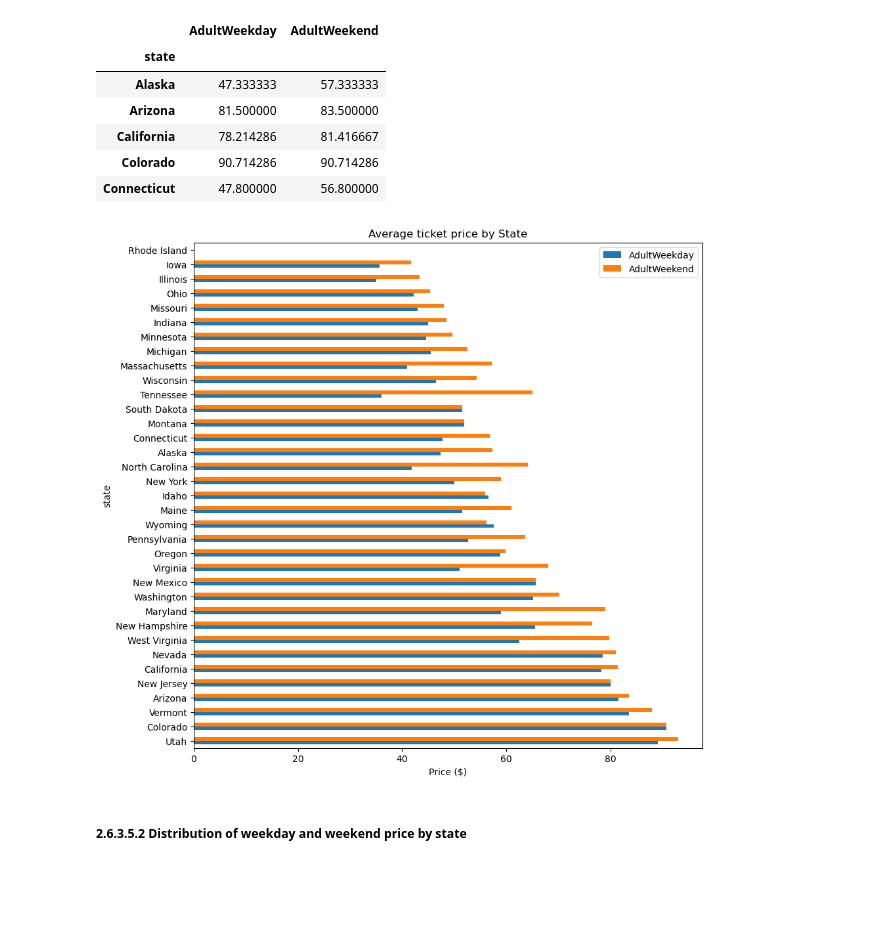
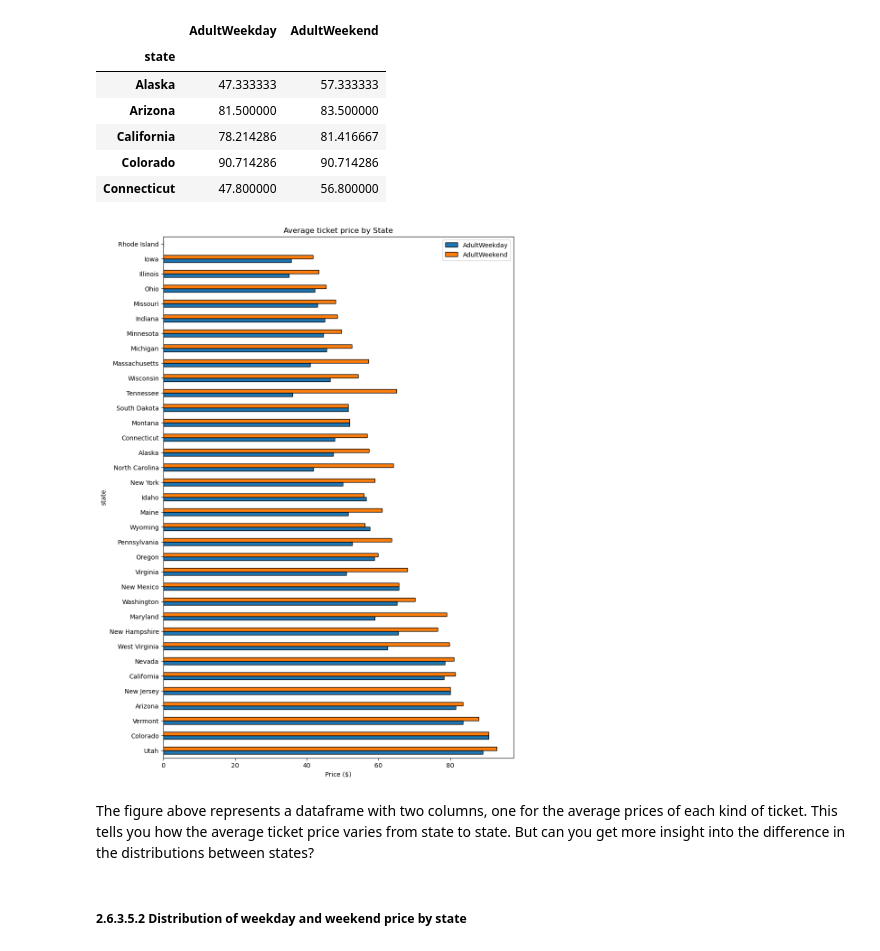
Before and after one commit to ecmanning4/DataScienceGuidedCapstone, a Jupyter notebook: Notebooks/02_data_wrangling.ipynb, the cells around one changed output. Saved outputs shown, nothing was run; the diff lists cells and outputs as text; code cells hidden in the pictures; blank space fills up the shorter version.

```diff
--- a/Notebooks/02_data_wrangling.ipynb
+++ b/Notebooks/02_data_wrangling.ipynb
@@ -392,14 +392,14 @@ state_price_means.head()
 # %%
 # The next bit simply reorders the index by increasing average of weekday and weekend prices
 # Compare the index order you get from
 # state_price_means.index
 # with
 # state_price_means.mean(axis=1).sort_values(ascending=False).index
 # See how this expression simply sits within the reindex()
 (state_price_means.reindex(index=state_price_means.mean(axis=1)
     .sort_values(ascending=False)
     .index)
-    .plot(kind='barh', figsize=(10, 10), title='Average ticket price by State'))
+    .plot(kind='barh', figsize=(10, 15), title='Average ticket price by State', edgecolor='black'))
 plt.xlabel('Price ($)');
 # %% [output]
-[figure, old version]
+[figure, new version]
@@ -408,3 +406,5 @@ The figure above represents a dataframe with two columns, one for the average pr
+# %% [markdown]
+The figure above represents a dataframe with two columns, one for the average prices of each kind of ticket. This tells you how the average ticket price varies from state to state. But can you get more insight into the difference in the distributions between states?
 # %% [markdown]
 ##### 2.6.3.5.2 Distribution of weekday and weekend price by state<a id='2.6.3.5.2_Distribution_of_weekday_and_weekend_price_by_state'></a>
 # %% [markdown]
```
Also changed, not shown: parts of 22 cells of this notebook, 7 other files.
